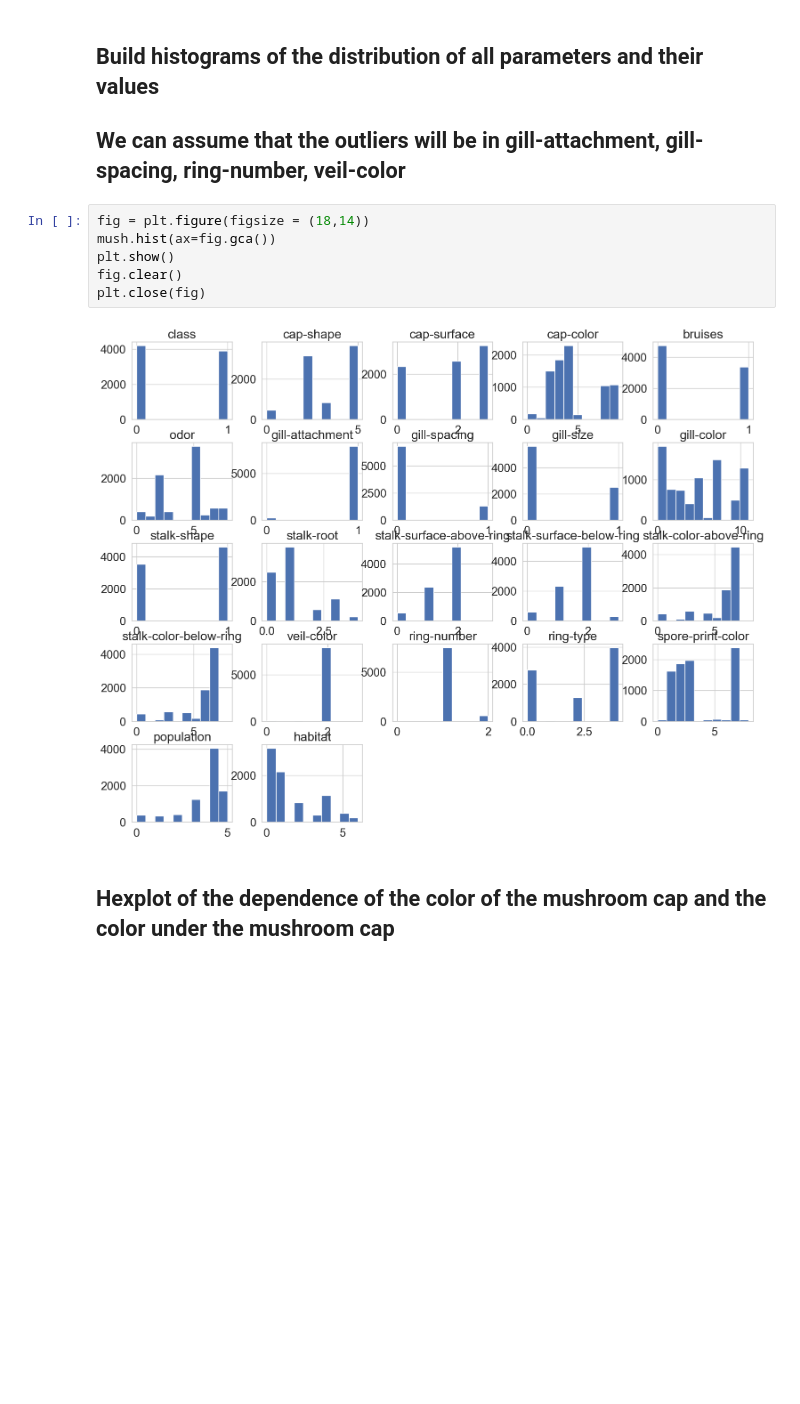
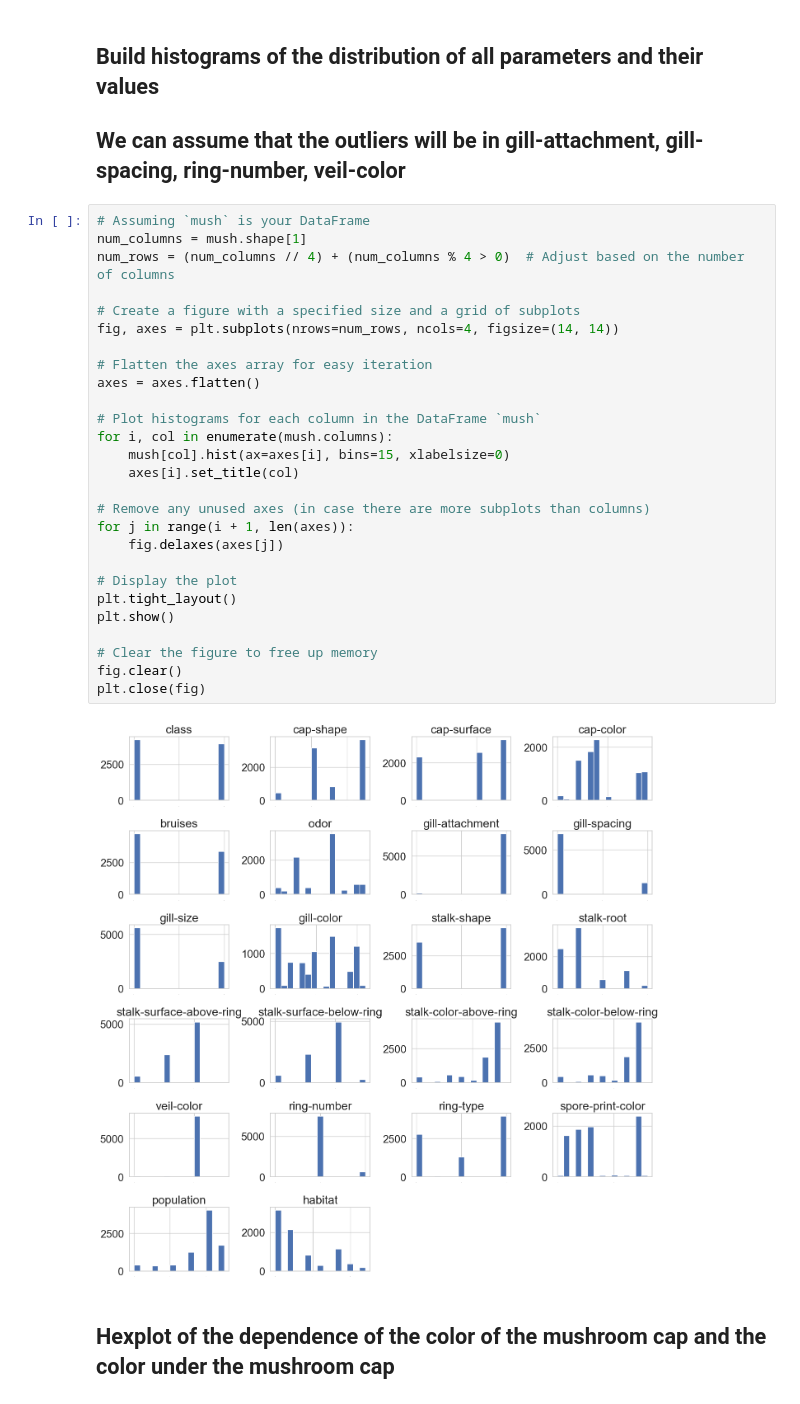
Before and after one commit to nico1008/Mushrooms, a Jupyter notebook: Mushroom.ipynb, the cells around one changed output. Cells and saved outputs as stored; diff of their text form; blank space fills up the shorter version.

```diff
--- a/Mushroom.ipynb
+++ b/Mushroom.ipynb
@@ -185,14 +188,35 @@ ax = sns.heatmap(mush.corr())
 # %% [markdown]
 ## Build histograms of the distribution of all parameters and their values
 ## We can assume that the outliers will be in gill-attachment, gill-spacing, ring-number, veil-color
-# %%
-fig = plt.figure(figsize = (18,14))
-mush.hist(ax=fig.gca())
-plt.show()
-fig.clear()
-plt.close(fig)
-# %% [output]
-[figure, removed]
+# %%
+# Assuming `mush` is your DataFrame
+num_columns = mush.shape[1]
+num_rows = (num_columns // 4) + (num_columns % 4 > 0)  # Adjust based on the number of columns
+
+# Create a figure with a specified size and a grid of subplots
+fig, axes = plt.subplots(nrows=num_rows, ncols=4, figsize=(14, 14))
+
+# Flatten the axes array for easy iteration
+axes = axes.flatten()
+
+# Plot histograms for each column in the DataFrame `mush`
+for i, col in enumerate(mush.columns):
+    mush[col].hist(ax=axes[i], bins=15, xlabelsize=0)
+    axes[i].set_title(col)
+
+# Remove any unused axes (in case there are more subplots than columns)
+for j in range(i + 1, len(axes)):
+    fig.delaxes(axes[j])
+
+# Display the plot
+plt.tight_layout()
+plt.show()
+
+# Clear the figure to free up memory
+fig.clear()
+plt.close(fig)
+# %% [output]
+[figure, added]
 # %% [markdown]
 ## Hexplot of the dependence of the color of the mushroom cap and the color under the mushroom cap
 # %%
```
Also changed, not shown: parts of 22 cells of this notebook, 1 other file.
